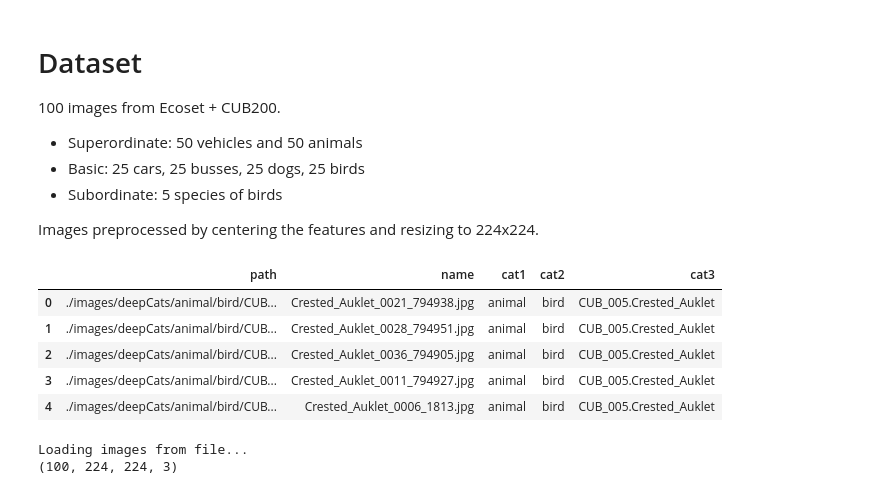
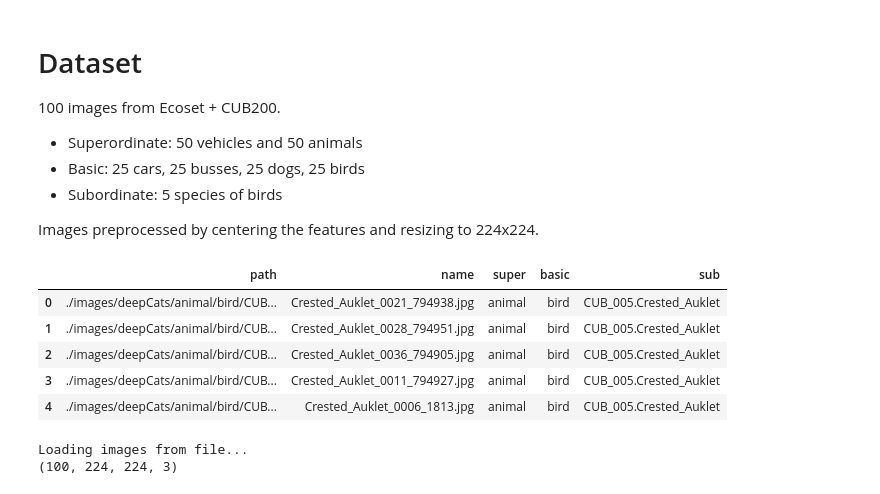
Before and after one commit to tobasummandal/deepCats, a Jupyter notebook: thesis.ipynb, the cells around one changed output. Cells and saved outputs as stored; diff of their text form; code cells hidden in the pictures.

```diff
--- a/thesis.ipynb
+++ b/thesis.ipynb
@@ -26,10 +24,19 @@ To enable them in other operations, rebuild TensorFlow with the appropriate comp
 Images preprocessed by centering the features and resizing to 224x224.
 # %%
 # Load csv
-df = pd.read_csv("./deepCatsImages.csv")
-df.head()
+catImgs = pd.read_csv("./deepCatsImages.csv")
+
+# Rename cat columns
+catImgs = catImgs.rename(
+    columns={
+        "cat1": "super",
+        "cat2": "basic",
+        "cat3": "sub",
+    }
+)
+catImgs.head()
 # %% [output]
-|  | path | name | cat1 | cat2 | cat3 |
+|  | path | name | super | basic | sub |
 | 0 | ./images/deepCats/animal/bird/CUB... | Crested_Auklet_0021_794938.jpg | animal | bird | CUB_005.Crested_Auklet |
 | 1 | ./images/deepCats/animal/bird/CUB... | Crested_Auklet_0028_794951.jpg | animal | bird | CUB_005.Crested_Auklet |
 | 2 | ./images/deepCats/animal/bird/CUB... | Crested_Auklet_0036_794905.jpg | animal | bird | CUB_005.Crested_Auklet |
```
Also changed, not shown: parts of 18 cells of this notebook.
